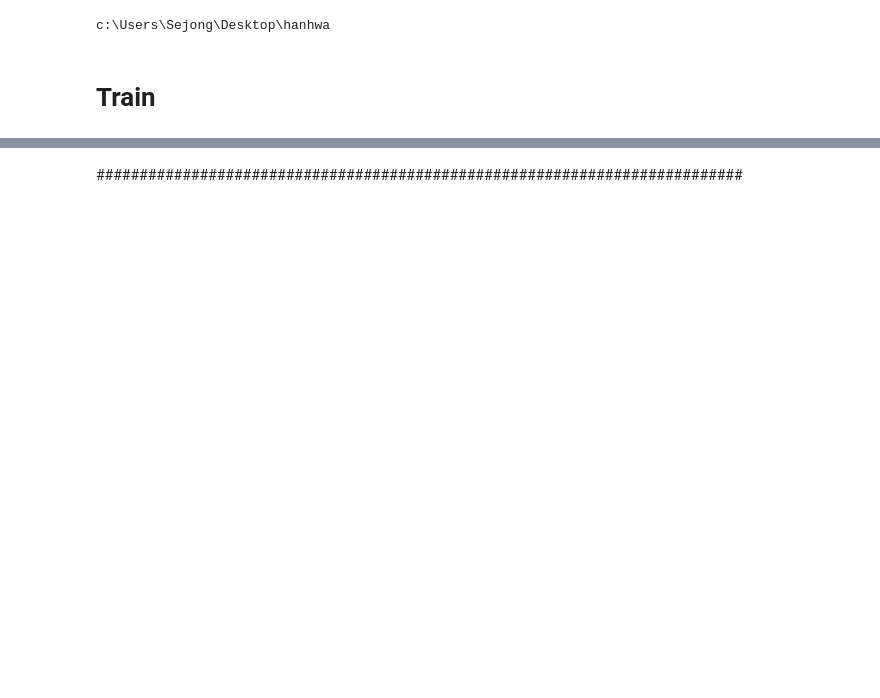
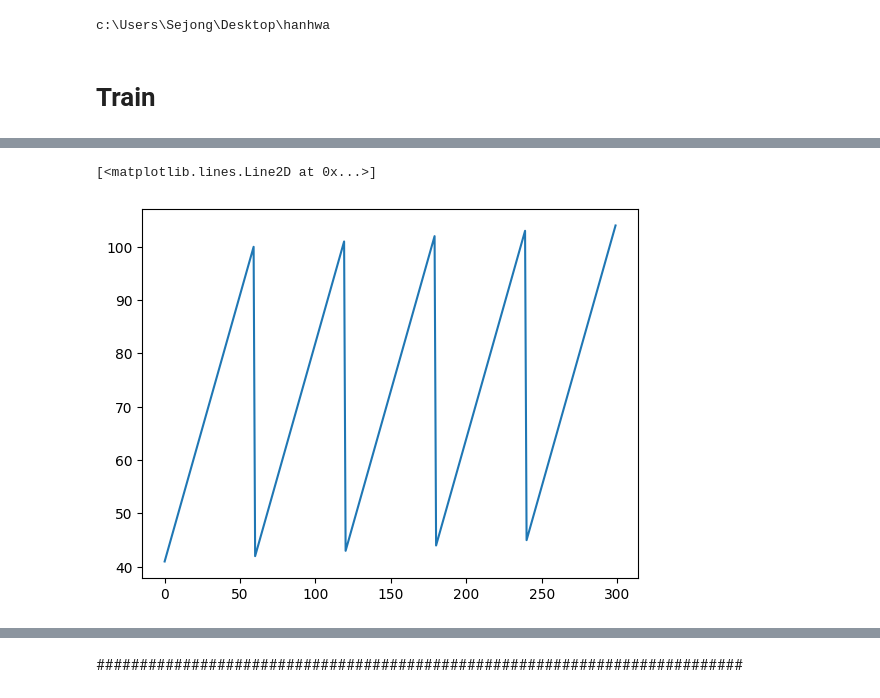
Before and after one commit to ksh914/hanhwa, a Jupyter notebook: model/transformer_multistep_prediction.ipynb, the cells around one changed output, grey strips where cells are left out. Saved outputs shown, nothing was run; the diff lists cells and outputs as text; code cells hidden in the pictures; blank space fills up the shorter version.

```diff
--- a/model/transformer_multistep_prediction.ipynb
+++ b/model/transformer_multistep_prediction.ipynb
@@ -130,13 +129,6 @@ def create_inout_sequences(input_data, tw):
 from function_file.time_series import time_series_dataframe
 
 def get_data():
-    time        = np.arange(0, 400, 0.1) # 4000 sample
-    amplitude   = np.sin(time) + np.sin(time*0.05) +np.sin(time*0.12) *np.random.normal(-0.2, 0.2, len(time))
-    #amplitude = scaler.fit_transform(series.to_numpy().reshape(-1, 1)).reshape(-1)
-    #amplitude = scaler.fit_transform(df.reshape(-1, 1)).reshape(-1)
-    #from pandas import read_csv
-    #series = read_csv('daily-min-temperatures.csv', header=0, index_col=0, parse_dates=True, squeeze=True)
-
     df = time_series_dataframe()
     df = df['TEMP'].values
 
@@ -186,6 +178,7 @@ def train(train_data):
         optimizer.step()
 
         total_loss += loss.item()
+
         log_interval = int(len(train_data) / batch_size / 5)
         if batch % log_interval == 0 and batch > 0:
             cur_loss = total_loss / log_interval
@@ -205,7 +198,7 @@ def plot_and_loss(eval_model, data_source):
     test_result = torch.Tensor(0)
     truth = torch.Tensor(0)
     with torch.no_grad():
-        for i in range(0, len(data_source) - 1):
+        for i in range(len(data_source) - 1):
             data, target = get_batch(data_source, i,1)
             # look like the model returns static values for the output window
             output = eval_model(data)
@@ -214,13 +207,13 @@ def plot_and_loss(eval_model, data_source):
             else:
                 total_loss += criterion(output[-output_window:], target[-output_window:]).item()
 
-            test_result = torch.cat((test_result, output[-output_window:].view(-1).cpu()), 0) #todo: check this. -> looks good to me
-            truth = torch.cat((truth, target[-output_window:].view(-1).cpu()), 0)
+            test_result = torch.cat((test_result, output[-1:].view(-1).cpu()), 0) #todo: check this. -> looks good to me
+            truth = torch.cat((truth, target[-1:].view(-1).cpu()), 0)
 
     #test_result = test_result.cpu().numpy()
 
-    test_result = scaler_test.inverse_transform(test_result.reshape(-1,1)).reshape(-1)
-    truth = scaler_test.inverse_transform(truth.reshape(-1,1)).reshape(-1)
+    #test_result = scaler_test.inverse_transform(test_result.reshape(-1,1)).reshape(-1)
+    #truth = scaler_test.inverse_transform(truth.reshape(-1,1)).reshape(-1)
 
     pyplot.plot(test_result,color="red")
     pyplot.plot(truth,color="blue")
@@ -285,6 +303,5 @@ def evaluate(eval_model, data_source):
 # %%
 train_data, val_data = get_data()
-from function_file.ML_functions import make_dataframe
 criterion = nn.MSELoss()
 lr = 0.001
 model = TransAm().to(device)
@@ -294,7 +311,7 @@ optimizer = torch.optim.Adam(model.parameters(), lr=lr)
 scheduler = torch.optim.lr_scheduler.StepLR(optimizer, 1.0, gamma=0.98)
 
 best_val_loss = float("inf")
-epochs = 100 # The number of epochs
+epochs = 30
 best_model = None
 
 for epoch in range(1, epochs + 1):
@@ -302,7 +319,7 @@ for epoch in range(1, epochs + 1):
     train(train_data)
 
 
-    if (epoch % 20 == 0):
+    if (epoch % 50 == 0):
         # epoch = 5 일 때마다 val_loss를 구하고, predict_future를 그린다.
         test_result, truth, val_loss = plot_and_loss(model, val_data)
         #predict_future(model, val_data,60)
@@ -350,0 +346,5 @@ KeyboardInterrupt:
+# %%
+plt.plot(truth[:300])
+# %% [output]
+[<matplotlib.lines.Line2D at 0x...>]
+[figure, added]
```
Also changed, not shown: parts of 29 cells of this notebook, 13 other files.
